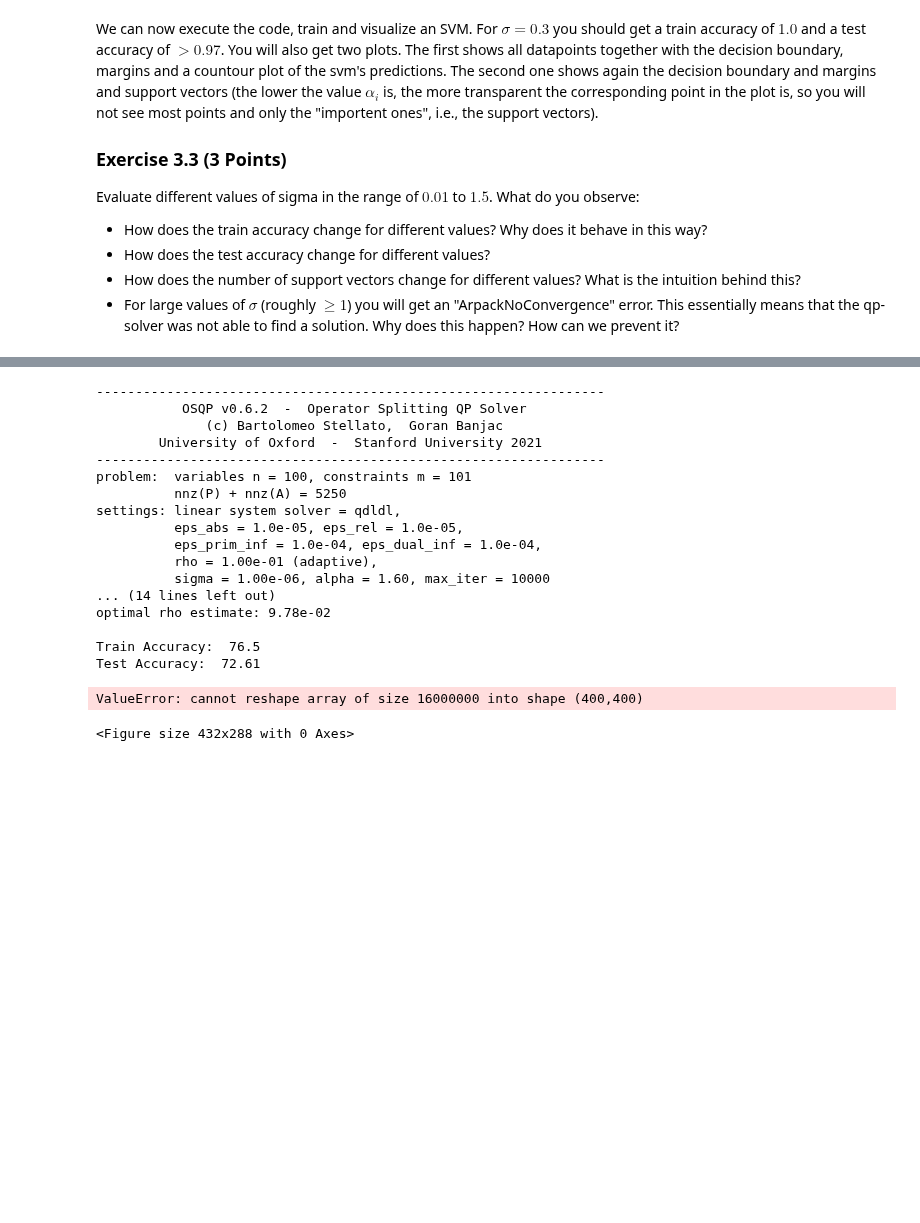
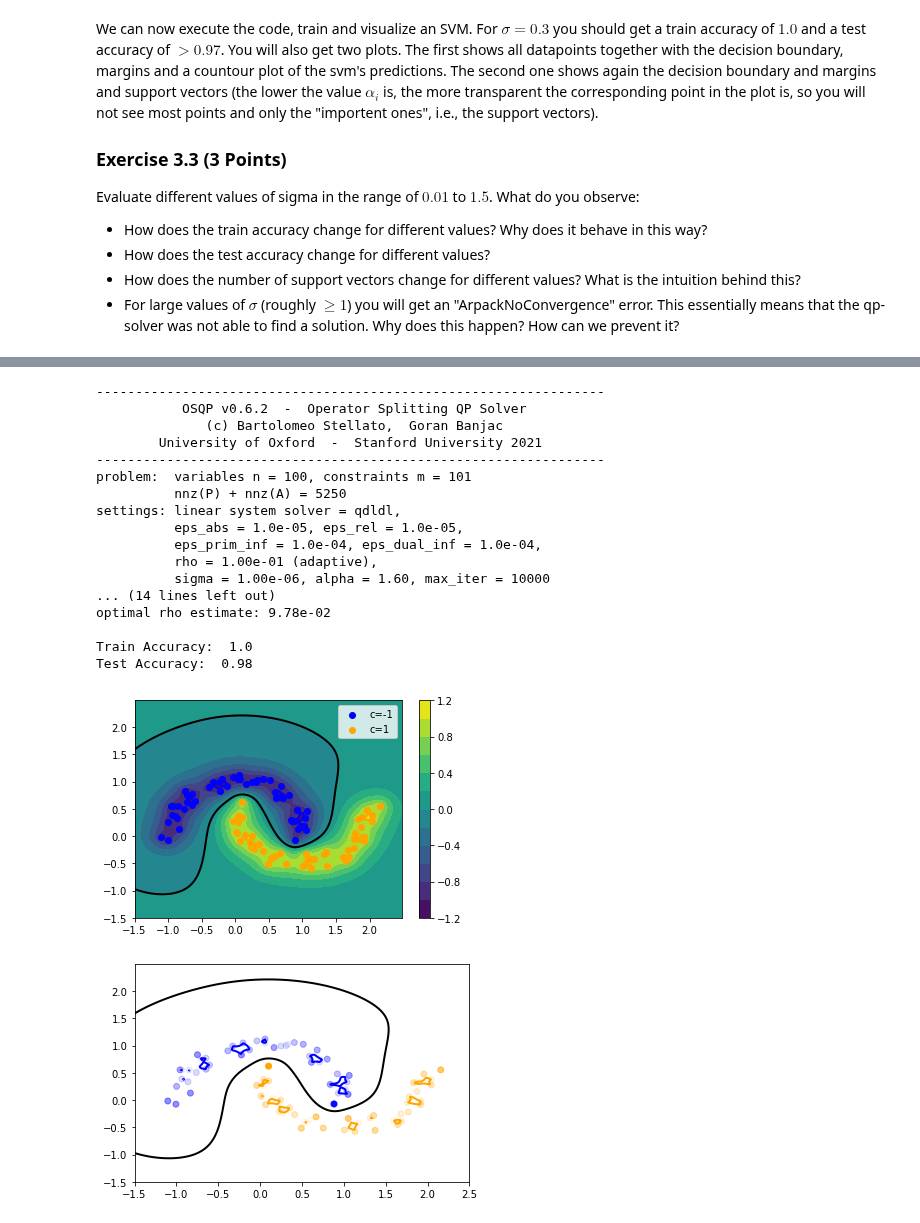
Before and after one commit to YYYasin19/kit-machine-learning, a Jupyter notebook: Exercise-04/04-Solution/exercise4.ipynb, the cells around one changed output, grey strips where cells are left out. Saved outputs shown, nothing was run; the diff lists cells and outputs as text; code cells hidden in the pictures; blank space fills up the shorter version.

```diff
--- a/Exercise-04/04-Solution/exercise4.ipynb
+++ b/Exercise-04/04-Solution/exercise4.ipynb
@@ -590,9 +590,9 @@ def fit_svm(samples: np.ndarray, labels: np.ndarray, sigma: float,verbose=True)
     :return: "alpha" values, weight for each datapoint in the dual formulation of SVM (shape [N])
     """
     ### TODO ######################
-
+    # DONE
     # rename our vars for a better overview
-    X, y = samples, labels[:,None]*1.  # *1. is for type conversion
+    X, y = samples, labels[:,None]
     m, n = X.shape
 
     Q = np.dot(y, y.T) * get_gaussian_kernel_matrix(X, sigma)
@@ -602,13 +602,12 @@ def fit_svm(samples: np.ndarray, labels: np.ndarray, sigma: float,verbose=True)
     A = y.T
     b = 0
 
-    G = np.eye(m) * -1.0 # old solution for use with slack variables: np.vstack((np.eye(m)*-1,np.eye(m)))
-    h = np.zeros(m) # old solution for use with slack variables: np.hstack((np.zeros(m), np.ones(m) * C))
+    G = np.eye(m) * -1.0
+    h = np.zeros(m)
 
     # feed everything into quadratic solver
     alphas = solve_qp(Q,q,G,h,A,b, verbose=verbose)
 
-    # print("Alphas:\nShape:", alphas.shape, "\n", alphas)
     return alphas
     ###############################
 
@@ -630,22 +629,19 @@ def predict_svm(samples_query: np.ndarray, # X
     """
     ### TODO ######################
     N = samples_query.shape[0]
-    y = labels_train #[:,None]*1.
+    y = labels_train[:,None]
 
-    # [N_train, N_query] = [100, 100]
-    # print("Samples train and query:", samples_train.shape, samples_query.shape)
     K = get_gaussian_kernel_matrix(samples_train, sigma, samples_query)
 
     # condition for when to set b
     lambda_b = alphas > 0.0001
-    #lambda_b = lambda_b.reshape(-1,1)
-    b = np.zeros((y.shape[0],1))
+    b = np.zeros((N,1))
 
     # print("y, alpha and Kernel", y.shape, alphas.shape, K.shape)
-    b[lambda_b] = y[lambda_b].reshape(-1,1) - np.sum(y * alphas @ K)
+    b[lambda_b] = y[lambda_b] - np.sum(y * alphas @ K)
 
-    # pred_sum = np.dot(((y * alphas)[:,None] * b).T, K) +b
-    return np.sum(labels_train[:, None]*alphas[:, None]*K, axis=0) + b
+    return np.dot((y * alphas).T, K) + b
+    # return np.sum(y*alphas[:, None]*K, axis=0) + b
     ###############################
 # %%
 # ALTERNATIVE DIE FUNKTIONIERT
@@ -680,5 +696,5 @@ Evaluate different values of sigma in the range of $0.01$ to $1.5$. What do you
 # %%
-sigma = 0.3
+sigma = .3
 
 # train
 alphas = fit_svm(train_samples, train_labels, sigma)
@@ -720,34 +736,34 @@ plt.contour(plt_grid[..., 0], plt_grid[..., 1], pred_grid, levels=[-1, 0, 1], co
 
 # squeeze alpha values into interval [0, 1] for plotting
 alphas_plt = np.clip(alphas / np.max(alphas), a_min=0.0, a_max=1.0)
 for label, color in zip([-1, 1], ["blue", "orange"]):
     color_rgb = colors.to_rgb(color)
     samples = train_samples[train_labels == label]
     color_rgba = np.zeros((len(samples), 4))
     color_rgba[:, :3] = color_rgb
     color_rgba[:, 3] = alphas_plt[train_labels == label]
     plt.scatter(x=samples[:, 0], y=samples[:, 1], c=color_rgba)
 
 
 plt.xlim(-1.5, 2.5)
 plt.show()
 # %% [output]
 -----------------------------------------------------------------
            OSQP v0.6.2  -  Operator Splitting QP Solver
               (c) Bartolomeo Stellato,  Goran Banjac
         University of Oxford  -  Stanford University 2021
 -----------------------------------------------------------------
 problem:  variables n = 100, constraints m = 101
           nnz(P) + nnz(A) = 5250
 settings: linear system solver = qdldl,
           eps_abs = 1.0e-05, eps_rel = 1.0e-05,
           eps_prim_inf = 1.0e-04, eps_dual_inf = 1.0e-04,
           rho = 1.00e-01 (adaptive),
           sigma = 1.00e-06, alpha = 1.60, max_iter = 10000
 ... (14 lines left out)
 optimal rho estimate: 9.78e-02
 
-Train Accuracy:  76.5
-Test Accuracy:  72.61
+Train Accuracy:  1.0
+Test Accuracy:  0.98
-ValueError: cannot reshape array of size 16000000 into shape (400,400)
-<Figure size 432x288 with 0 Axes>
+[figure, added]
+[figure, added]
```
Also changed, not shown: parts of 3 cells of this notebook.
